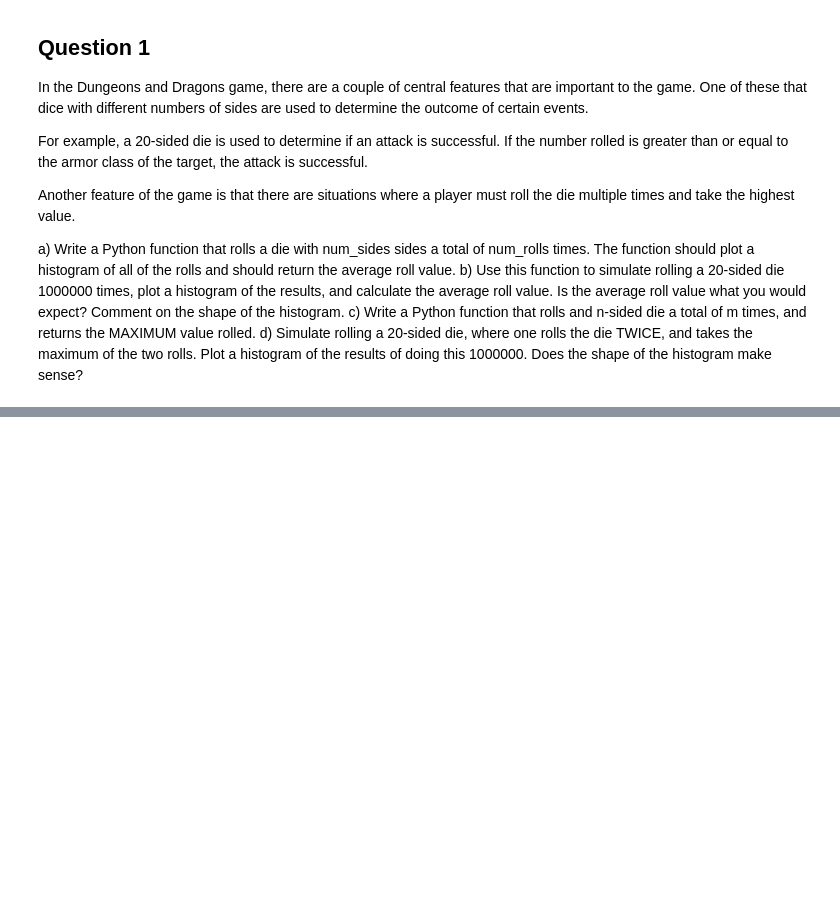
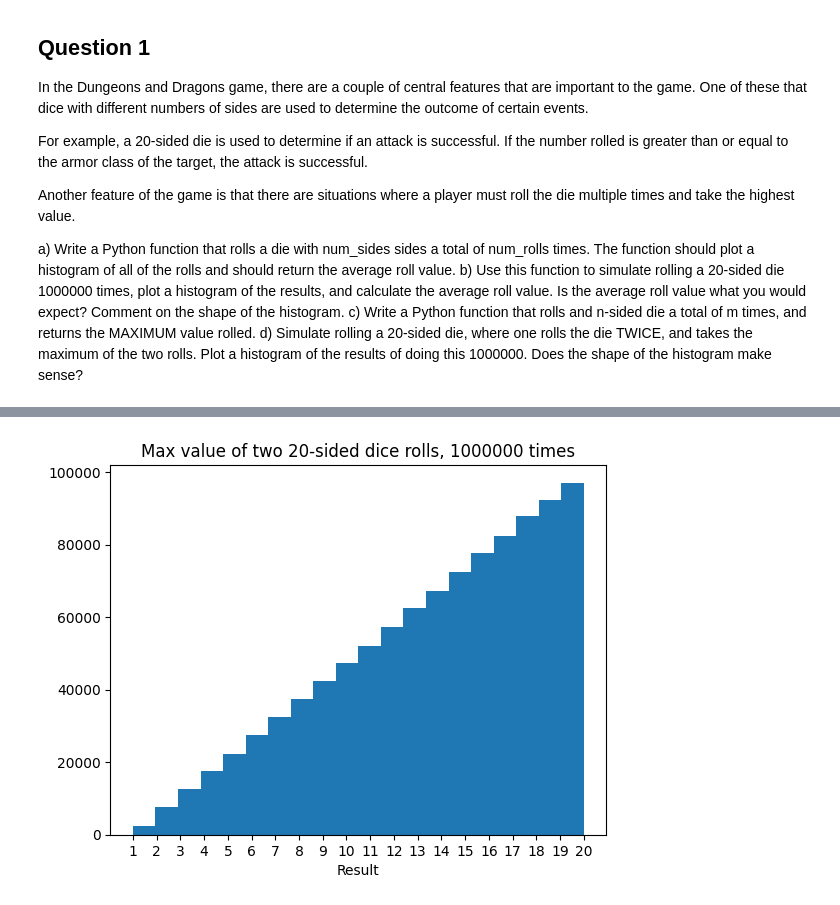
Before and after one commit to jakeb245/phys441, a Jupyter notebook: Assignments/assignment4/question1.ipynb, the cells around one changed output, grey strips where cells are left out. Saved outputs shown, nothing was run; the diff lists cells and outputs as text; code cells hidden in the pictures; blank space fills up the shorter version.

```diff
--- a/Assignments/assignment4/question1.ipynb
+++ b/Assignments/assignment4/question1.ipynb
@@ -42,0 +52,17 @@ Average value: 10.503195
+# %%
+# Part c)
+def roll_die_max(num_sides, num_rolls):
+    results = np.random.randint(1, num_sides + 1, size=num_rolls)
+    return max(results)
+# %%
+# Part d)
+results = np.array([roll_die_max(20, 2) for i in range(1000000)])
+# %%
+fig = plt.figure()
+plt.hist(results, bins=20)
+plt.xticks([i for i in range(1, 21)])
+plt.title("Max value of two 20-sided dice rolls, 1000000 times")
+plt.xlabel("Result")
+plt.show()
+# %% [output]
+[figure, added]
```
Also changed, not shown: parts of 2 cells of this notebook.
